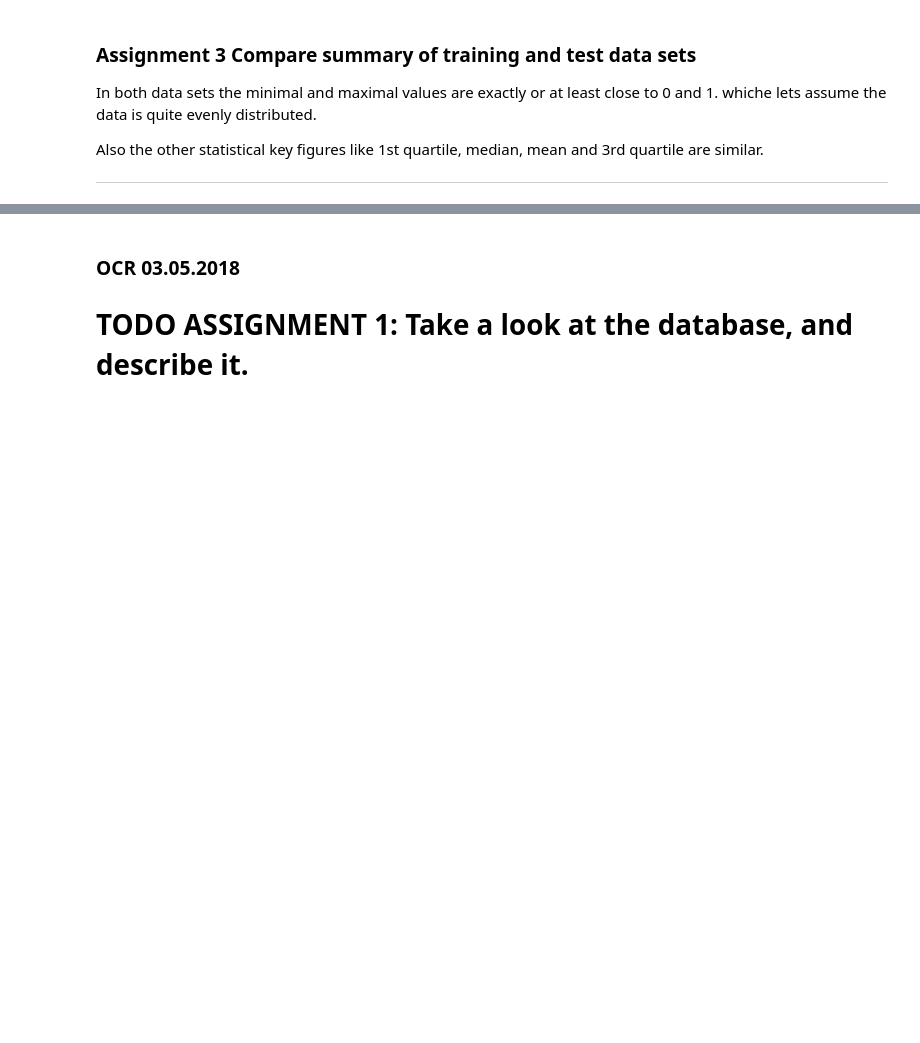
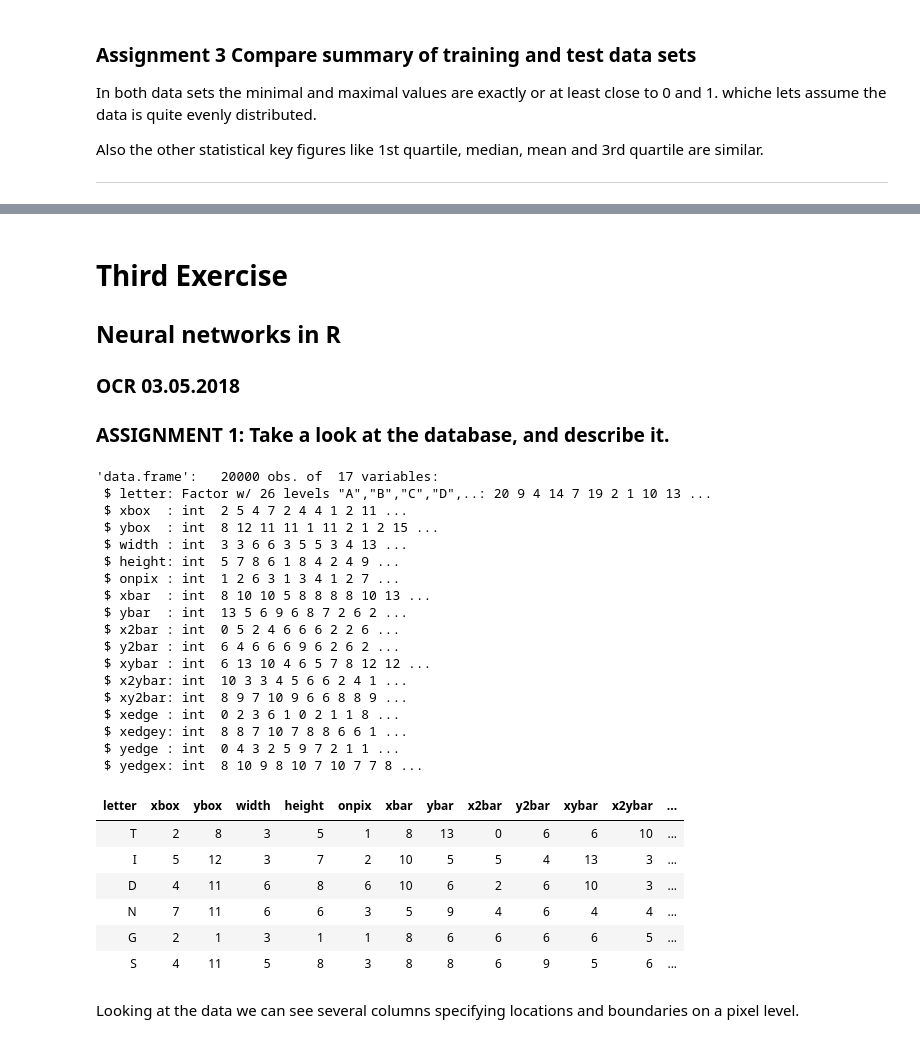
Before and after one commit to JohannesTeichert/EHT17_Computational_Intelligence, a Jupyter notebook: ComputationalIntelligence.ipynb, the cells around one changed output, grey strips where cells are left out. Cells and saved outputs as stored; diff of their text form; code cells hidden in the pictures; blank space fills up the shorter version.

Commit message:
finished exercises 1 to 5, working on study notes

```diff
--- a/ComputationalIntelligence.ipynb
+++ b/ComputationalIntelligence.ipynb
@@ -460,5 +493,40 @@ dEtotal/dw7=dEtotal/douto2*douto2/dneto2*dneto2/dw7
 # %% [markdown]
+# Third Exercise
+
+## Neural networks in R
 ### OCR 03.05.2018
 
-# TODO ASSIGNMENT 1: Take a look at the database, and describe it.
+### ASSIGNMENT 1: Take a look at the database, and describe it.
+# %%
+letters <- read.csv("letterdata.csv")
+str(letters)
+head(letters)
+# %% [output]
+'data.frame':   20000 obs. of  17 variables:
+ $ letter: Factor w/ 26 levels "A","B","C","D",..: 20 9 4 14 7 19 2 1 10 13 ...
+ $ xbox  : int  2 5 4 7 2 4 4 1 2 11 ...
+ $ ybox  : int  8 12 11 11 1 11 2 1 2 15 ...
+ $ width : int  3 3 6 6 3 5 5 3 4 13 ...
+ $ height: int  5 7 8 6 1 8 4 2 4 9 ...
+ $ onpix : int  1 2 6 3 1 3 4 1 2 7 ...
+ $ xbar  : int  8 10 10 5 8 8 8 8 10 13 ...
+ $ ybar  : int  13 5 6 9 6 8 7 2 6 2 ...
+ $ x2bar : int  0 5 2 4 6 6 6 2 2 6 ...
+ $ y2bar : int  6 4 6 6 6 9 6 2 6 2 ...
+ $ xybar : int  6 13 10 4 6 5 7 8 12 12 ...
+ $ x2ybar: int  10 3 3 4 5 6 6 2 4 1 ...
+ $ xy2bar: int  8 9 7 10 9 6 6 8 8 9 ...
+ $ xedge : int  0 2 3 6 1 0 2 1 1 8 ...
+ $ xedgey: int  8 8 7 10 7 8 8 6 6 1 ...
+ $ yedge : int  0 4 3 2 5 9 7 2 1 1 ...
+ $ yedgex: int  8 10 9 8 10 7 10 7 7 8 ...
+| letter | xbox | ybox | width | height | onpix | xbar | ybar | x2bar | y2bar | xybar | x2ybar | ... |
+| T | 2 | 8 | 3 | 5 | 1 | 8 | 13 | 0 | 6 | 6 | 10 | ... |
+| I | 5 | 12 | 3 | 7 | 2 | 10 | 5 | 5 | 4 | 13 | 3 | ... |
+| D | 4 | 11 | 6 | 8 | 6 | 10 | 6 | 2 | 6 | 10 | 3 | ... |
+| N | 7 | 11 | 6 | 6 | 3 | 5 | 9 | 4 | 6 | 4 | 4 | ... |
+| G | 2 | 1 | 3 | 1 | 1 | 8 | 6 | 6 | 6 | 6 | 5 | ... |
+| S | 4 | 11 | 5 | 8 | 3 | 8 | 8 | 6 | 9 | 5 | 6 | ... |
+# %% [markdown]
+Looking at the data we can see several columns specifying locations and boundaries on a pixel level.
 # %%
```
Also changed, not shown: parts of 44 cells of this notebook.
